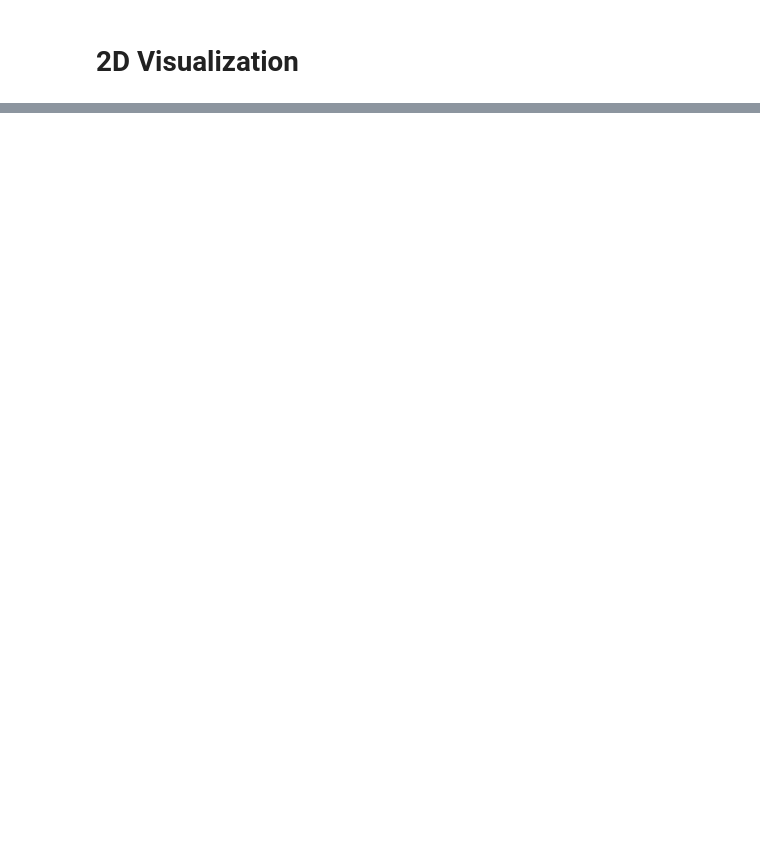
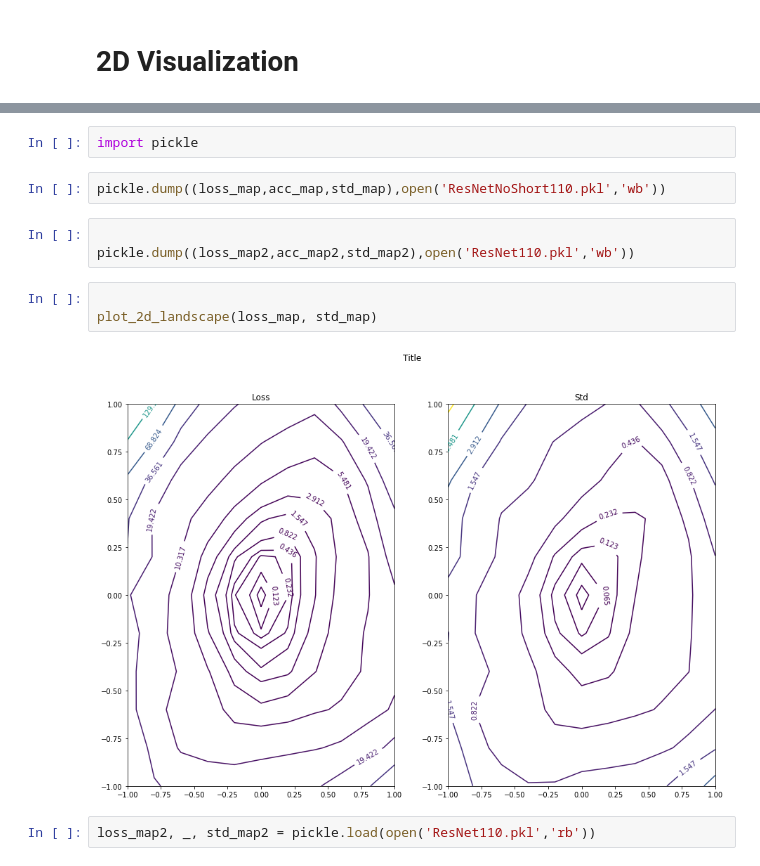
Before and after one commit to leesy714/nn_landscape_var, a Jupyter notebook: landscape_test.ipynb, the cells around one changed output, grey strips where cells are left out. Cells and saved outputs as stored; diff of their text form; blank space fills up the shorter version.

```diff
--- a/landscape_test.ipynb
+++ b/landscape_test.ipynb
@@ -177,0 +167,14 @@ loss_map.shape
+# %%
+import pickle
+# %%
+pickle.dump((loss_map,acc_map,std_map),open('ResNetNoShort110.pkl','wb'))
+# %%
+
+pickle.dump((loss_map2,acc_map2,std_map2),open('ResNet110.pkl','wb'))
+# %%
+
+plot_2d_landscape(loss_map, std_map)
+# %% [output]
+[figure, added]
+# %%
+loss_map2, _, std_map2 = pickle.load(open('ResNet110.pkl','rb'))
```
Also changed, not shown: parts of 29 cells of this notebook, 5 other files.
